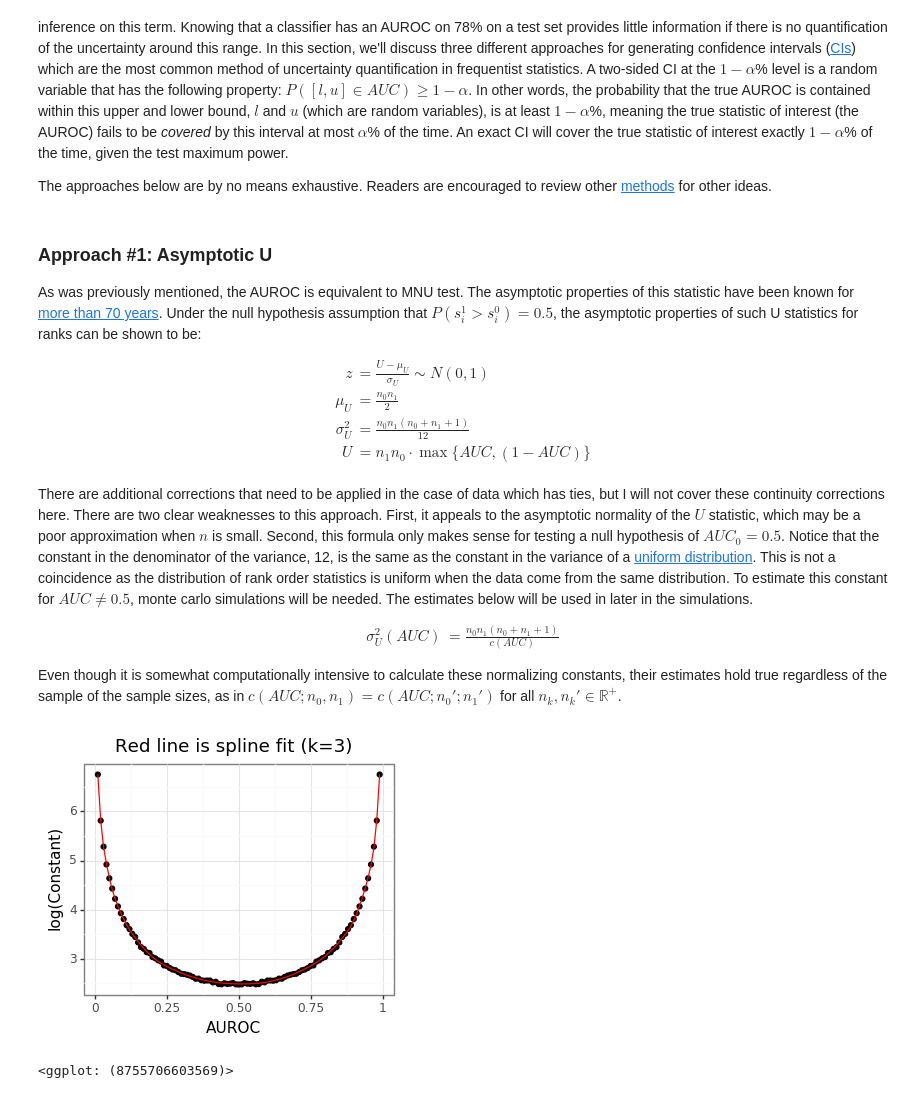
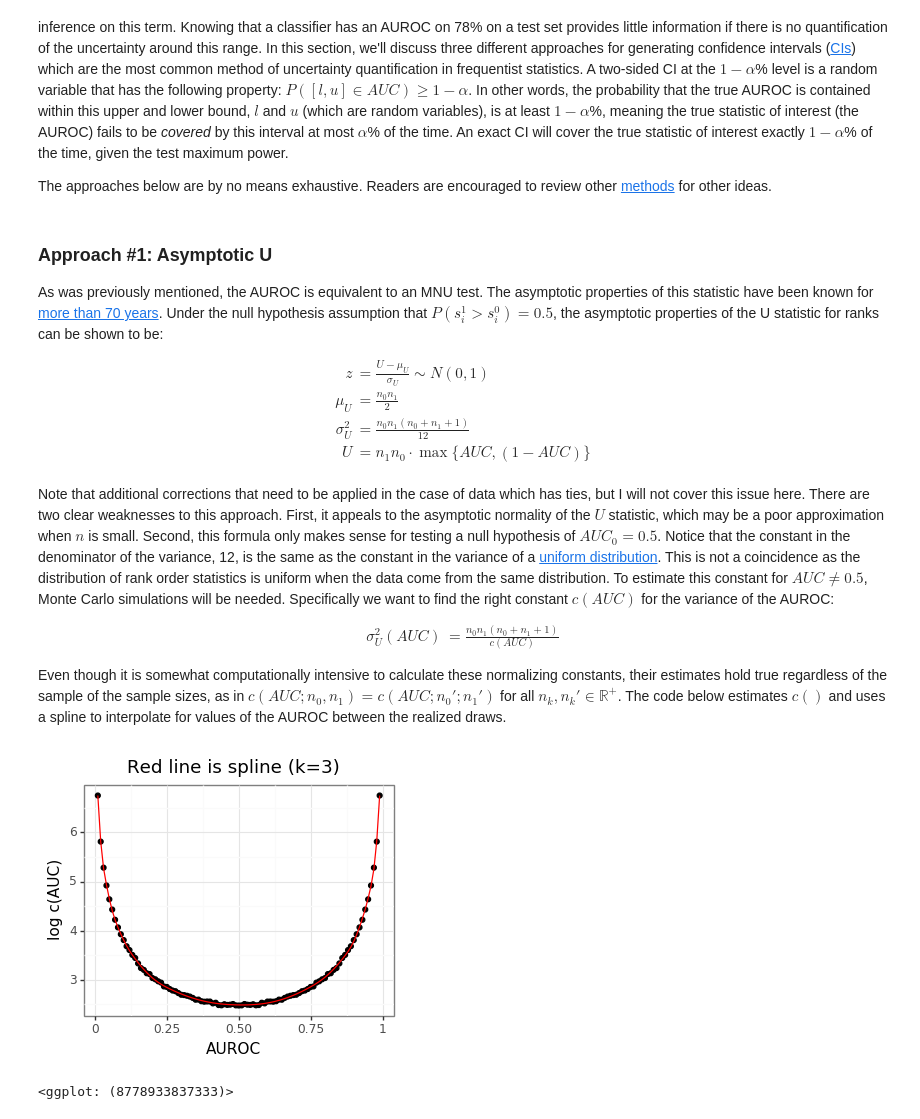
Before and after one commit to erikdrysdale/erikdrysdale.github.io, a Jupyter notebook: _rmd/extra_AUC_CI/auc_sim.ipynb, the cells around one changed output. Cells and saved outputs as stored; diff of their text form; code cells hidden in the pictures.

```diff
--- a/_rmd/extra_AUC_CI/auc_sim.ipynb
+++ b/_rmd/extra_AUC_CI/auc_sim.ipynb
@@ -237,7 +232,7 @@ The approaches below are by no means exhaustive. Readers are encouraged to revie
 # %% [markdown]
 ### Approach #1: Asymptotic U
 
-As was previously mentioned, the AUROC is equivalent to MNU test. The asymptotic properties of this statistic have been known for [more than 70 years](https://projecteuclid.org/euclid.aoms/1177730491). Under the null hypothesis assumption that $P(s_i^1 > s_i^0) = 0.5$, the asymptotic properties of such U statistics for ranks can be shown to be:
+As was previously mentioned, the AUROC is equivalent to an MNU test. The asymptotic properties of this statistic have been known for [more than 70 years](https://projecteuclid.org/euclid.aoms/1177730491). Under the null hypothesis assumption that $P(s_i^1 > s_i^0) = 0.5$, the asymptotic properties of the U statistic for ranks can be shown to be:
 
 $$
 \begin{align*}
@@ -248,7 +243,7 @@ U &= n_1n_0 \cdot \max \{ AUC, (1-AUC) \} \\
 \end{align*}
 $$
 
-There are additional corrections that need to be applied in the case of data which has ties, but I will not cover these continuity corrections here. There are two clear weaknesses to this approach. First, it appeals to the asymptotic normality of the $U$ statistic, which may be a poor approximation when $n$ is small. Second, this formula only makes sense for testing a null hypothesis of $AUC_0=0.5$. Notice that the constant in the denominator of the variance, 12, is the same as the constant in the variance of a [uniform distribution](https://en.wikipedia.org/wiki/Continuous_uniform_distribution). This is not a coincidence as the distribution of rank order statistics is uniform when the data come from the same distribution. To estimate this constant for $AUC\neq 0.5$, monte carlo simulations will be needed. The estimates below will be used in later in the simulations.
+Note that additional corrections that need to be applied in the case of data which has ties, but I will not cover this issue here. There are two clear weaknesses to this approach. First, it appeals to the asymptotic normality of the $U$ statistic, which may be a poor approximation when $n$ is small. Second, this formula only makes sense for testing a null hypothesis of $AUC_0=0.5$. Notice that the constant in the denominator of the variance, 12, is the same as the constant in the variance of a [uniform distribution](https://en.wikipedia.org/wiki/Continuous_uniform_distribution). This is not a coincidence as the distribution of rank order statistics is uniform when the data come from the same distribution. To estimate this constant for $AUC\neq 0.5$, Monte Carlo simulations will be needed. Specifically we want to find the right constant $c(AUC)$ for the variance of the AUROC:
 
 $$
 \begin{align*}
@@ -257,39 +252,39 @@ $$
 $$
 
 
-Even though it is somewhat computationally intensive to calculate these normalizing constants, their estimates hold true regardless of the sample of the sample sizes, as in $c(AUC;n_0,n_1)=c(AUC;n_0';n_1')$ for all $n_k, n_k' \in \mathbb{R}^+$.
+Even though it is somewhat computationally intensive to calculate these normalizing constants, their estimates hold true regardless of the sample of the sample sizes, as in $c(AUC;n_0,n_1)=c(AUC;n_0';n_1')$ for all $n_k, n_k' \in \mathbb{R}^+$. The code below estimates $c()$ and uses a spline to interpolate for values of the AUROC between the realized draws.
 # %%
 # PRECOMPUTE THE VARIANCE CONSTANT...
 if 'dat_var.csv' in os.listdir():
     dat_var = pd.read_csv('dat_var.csv')
 else:
     np.random.seed(1)
     nsim = 10000
     n1, n0 = 500, 500
     den = n1 * n0
     auc_seq = np.arange(0.5, 1, 0.01)
     holder = np.zeros(len(auc_seq))
     for i, auc in enumerate(auc_seq):
         print(i)
         mu = np.sqrt(2) * stats.norm.ppf(auc)
         Eta = np.r_[np.random.randn(n1, nsim)+mu, np.random.randn(n0,nsim)]
         Y = np.r_[np.zeros([n1,nsim],dtype=int)+1, np.zeros([n0,nsim],dtype=int)]
         R1 = stats.rankdata(Eta,axis=0)[:n1]
         Amat = (R1.sum(0) - n1*(n1+1)/2) / den
         holder[i] = (n0+n1+1) / Amat.var() / den
     dat_var = pd.DataFrame({'auc':auc_seq, 'c':holder})
     dat_var = pd.concat([dat_var.iloc[1:].assign(auc=lambda x: 1-x.auc), dat_var]).sort_values('auc').reset_index(None, True)
     dat_var.to_csv('dat_var.csv', index=False)
 # Calculate the spline
 spl = UnivariateSpline(x=dat_var.auc, y=dat_var.c)
 dat_spline = pd.DataFrame({'auc':dat_var.auc, 'spline':spl(dat_var.auc)})
 plotnine.options.figure_size=(4,3)
 gg_c = (ggplot(dat_var,aes(x='auc',y='np.log(c)')) + theme_bw() +
-        geom_point()+labs(y='log(Constant)',x='AUROC') +
+        geom_point()+labs(y='log c(AUC)',x='AUROC') +
         geom_line(aes(x='auc',y='np.log(spline)'), data=dat_spline,color='red') +
-       ggtitle('Red line is spline fit (k=3)'))
+       ggtitle('Red line is spline (k=3)'))
 gg_c
 # %% [output]
-[figure, old version]
+[figure, new version]
-<ggplot: (8755706603569)>
+<ggplot: (8778933837333)>
 # %% [markdown]
```
Also changed, not shown: parts of 19 cells of this notebook, 7 other files.
